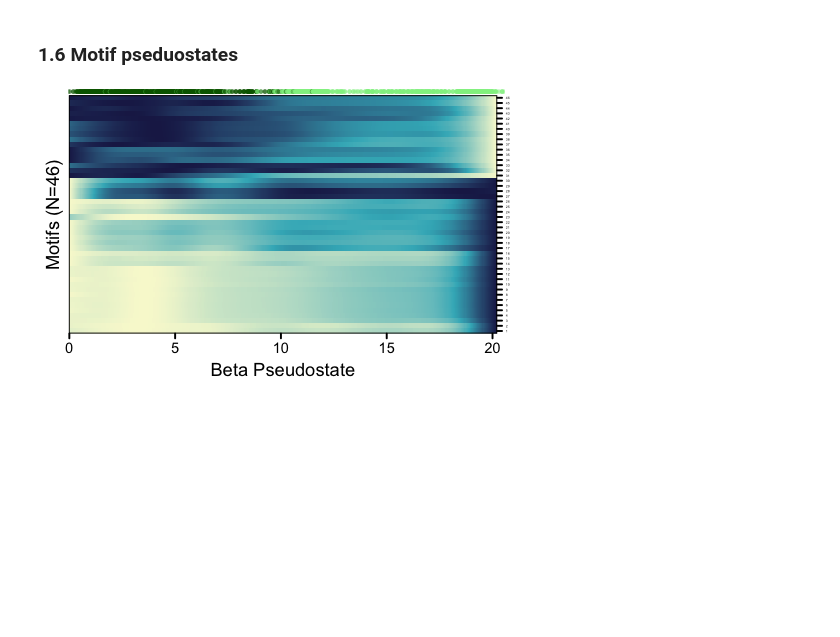
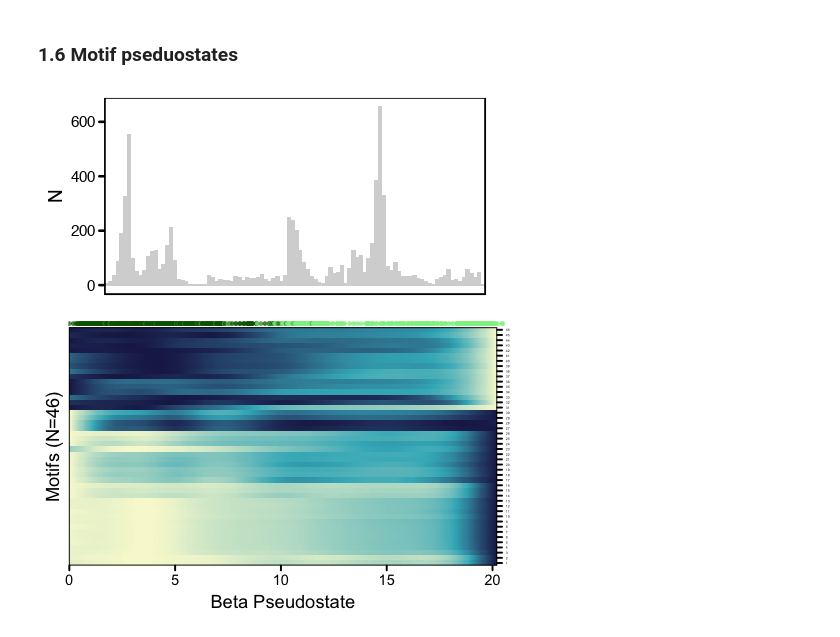
Before and after one commit to biomystery/islet_figs_motifs, a Jupyter notebook: figcode/plots.ipynb, the cells around one changed output. Saved outputs shown, nothing was run; the diff lists cells and outputs as text; code cells hidden in the pictures; blank space fills up the shorter version.

```diff
--- a/figcode/plots.ipynb
+++ b/figcode/plots.ipynb
@@ -257,6 +261,19 @@ Warning message:
 [figure]
 # %% [markdown]
 ### 1.6 Motif pseduostates
+# %%
+## beta ps bin
+ps.bin.dat.sum <- fread('../dat/figdata/ps.bin.dat.sum.csv')
+options(repr.plot.width = 548.276/72/2, repr.plot.height = 258.924/72/2)
+
+p <- ggplot(ps.bin.dat.sum %>% filter(celltype == "beta") %>% droplevels(), aes(ps_bin,
+    N)) + geom_bar(stat = "identity", fill = "grey80") + theme_pubr() + theme(axis.title.x = element_blank()) +
+    scale_x_discrete(breaks = c(0, 50, 100))
+print(p)
+ggsave(p + theme(axis.title = element_blank(), axis.text = element_blank()), filename = "/Users/frank/Dropbox (UCSD_Epigenomics)/projects/islet/slides/2019-03-05_figs/fig2D_beta_ps_histogram.pdf",
+    width = 176/72, height = 36/72)
+# %% [output]
+[figure, added]
 # %%
 pd.fig_2.motif.beta.pesudostate <- readRDS("../dat/figdata/fig_2.motif.beta.pesudostate.hm.Rds")
 
```
Also changed, not shown: parts of 3 cells of this notebook, 12 other files.
